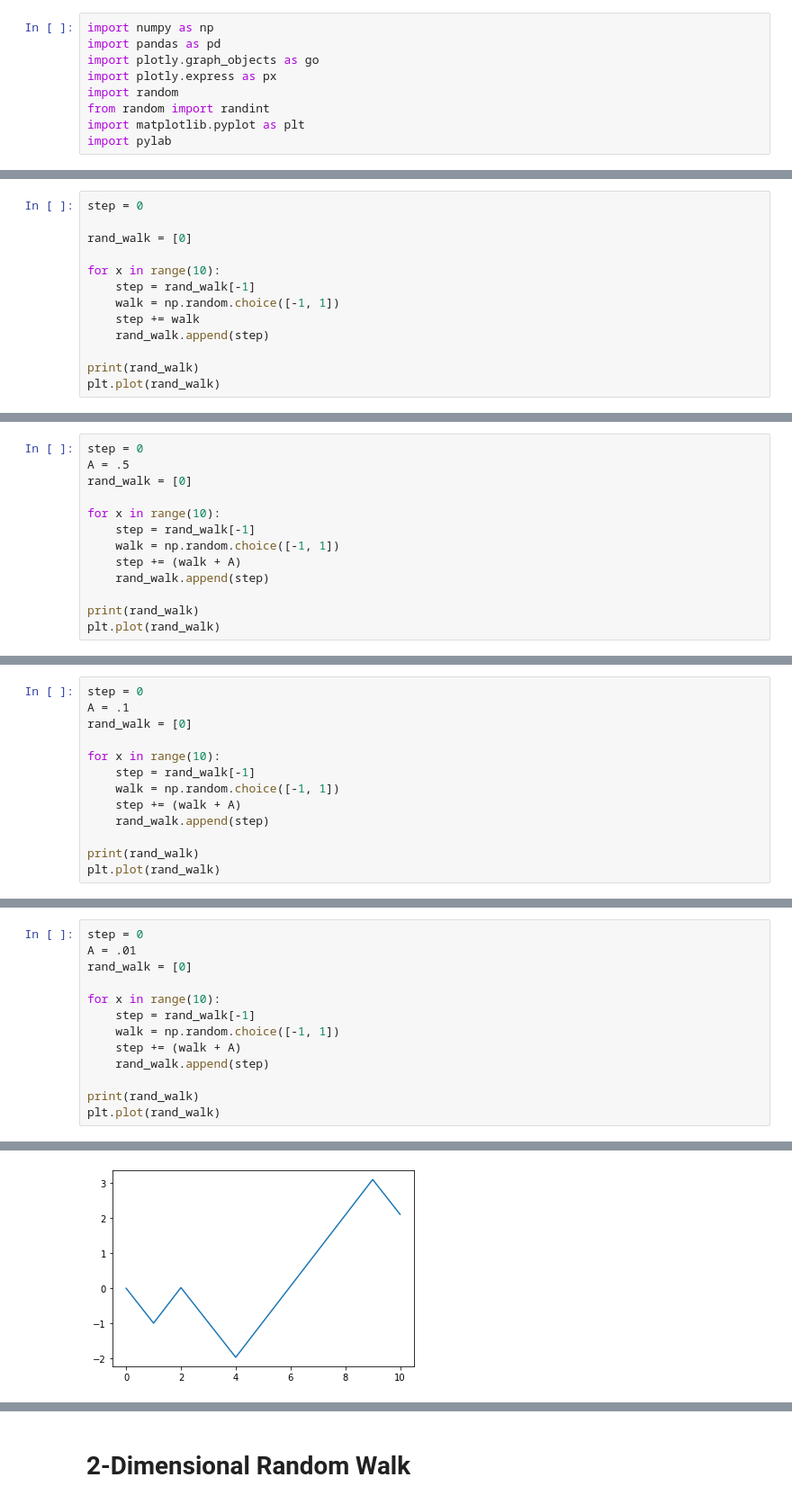
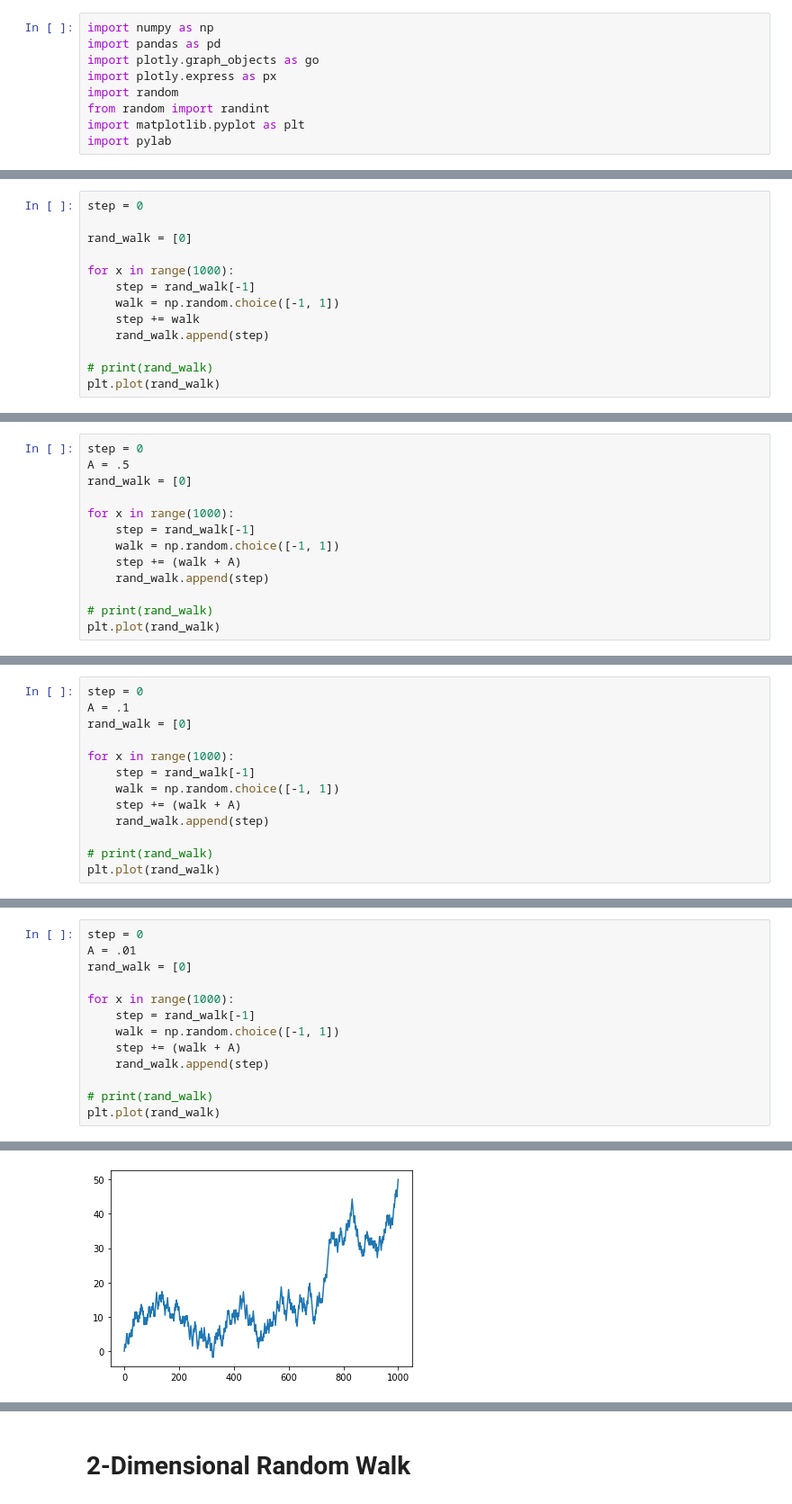
Before and after one commit to wpqc21/ClassificationLandscapes, a Jupyter notebook: Random_Walk_TensorFlow_01_19_2022.ipynb, the cells around one changed output, grey strips where cells are left out. Shown at 90% size. Saved outputs shown, nothing was run; the diff lists cells and outputs as text.

```diff
--- a/Random_Walk_TensorFlow_01_19_2022.ipynb
+++ b/Random_Walk_TensorFlow_01_19_2022.ipynb
@@ -16,12 +16,12 @@ step = 0
 
 rand_walk = [0]
 
-for x in range(10):
+for x in range(1000):
     step = rand_walk[-1]
     walk = np.random.choice([-1, 1])
     step += walk
     rand_walk.append(step)
 
-print(rand_walk)
+# print(rand_walk)
 plt.plot(rand_walk)
 # %% [output]
@@ -35,12 +35,12 @@ step = 0
 A = .5
 rand_walk = [0]
 
-for x in range(10):
+for x in range(1000):
     step = rand_walk[-1]
     walk = np.random.choice([-1, 1])
     step += (walk + A)
     rand_walk.append(step)
 
-print(rand_walk)
+# print(rand_walk)
 plt.plot(rand_walk)
 # %% [output]
@@ -52,12 +52,12 @@ step = 0
 A = .1
 rand_walk = [0]
 
-for x in range(10):
+for x in range(1000):
     step = rand_walk[-1]
     walk = np.random.choice([-1, 1])
     step += (walk + A)
     rand_walk.append(step)
 
-print(rand_walk)
+# print(rand_walk)
 plt.plot(rand_walk)
 # %% [output]
@@ -69,12 +69,12 @@ step = 0
 A = .01
 rand_walk = [0]
 
-for x in range(10):
+for x in range(1000):
     step = rand_walk[-1]
     walk = np.random.choice([-1, 1])
     step += (walk + A)
     rand_walk.append(step)
 
-print(rand_walk)
+# print(rand_walk)
 plt.plot(rand_walk)
 # %% [output]
@@ -82,3 +82,3 @@ plt.plot(rand_walk)
 [<matplotlib.lines.Line2D at 0x...>]
-[figure, old version]
+[figure, new version]
 # %% [markdown]
```
Also changed, not shown: parts of 15 cells of this notebook.
